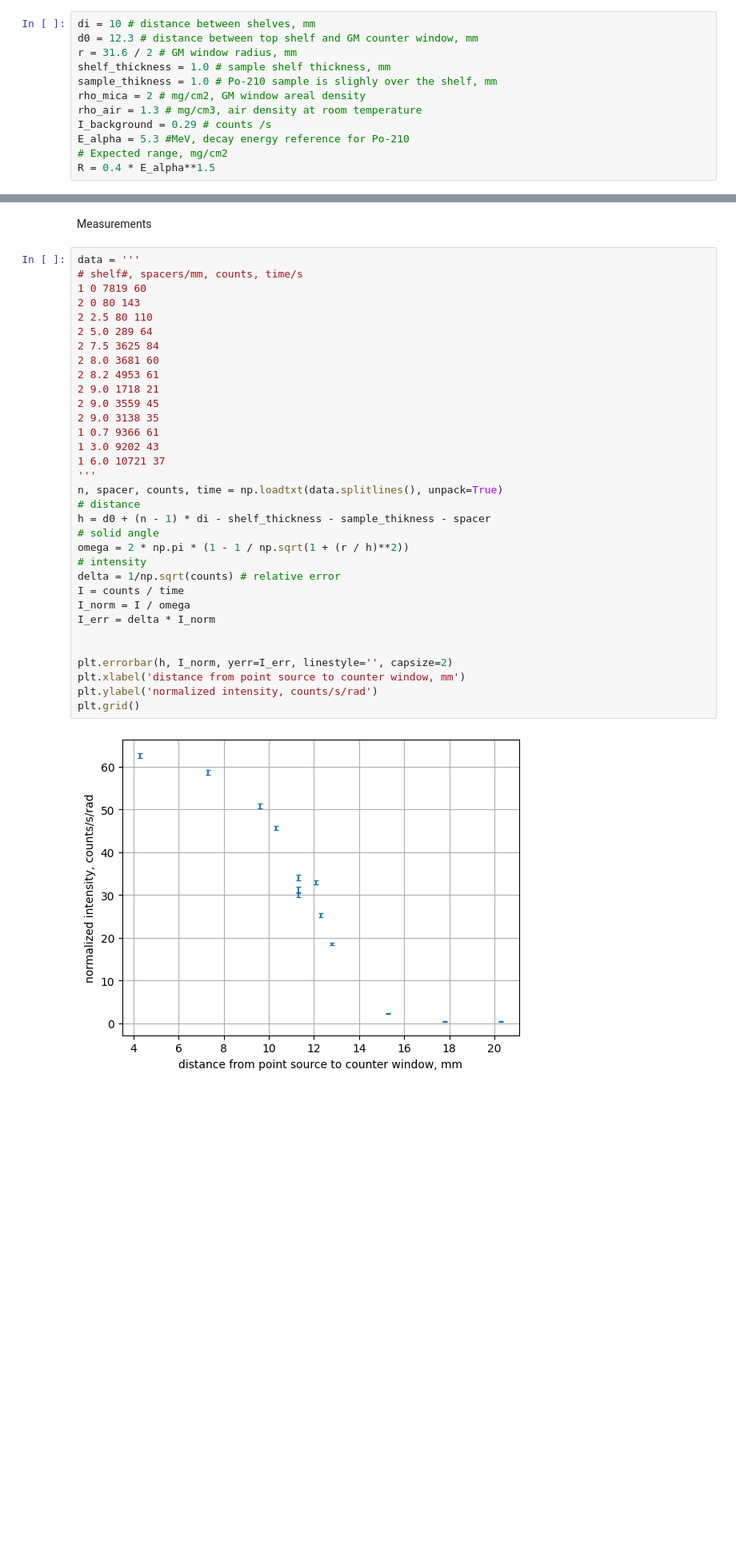
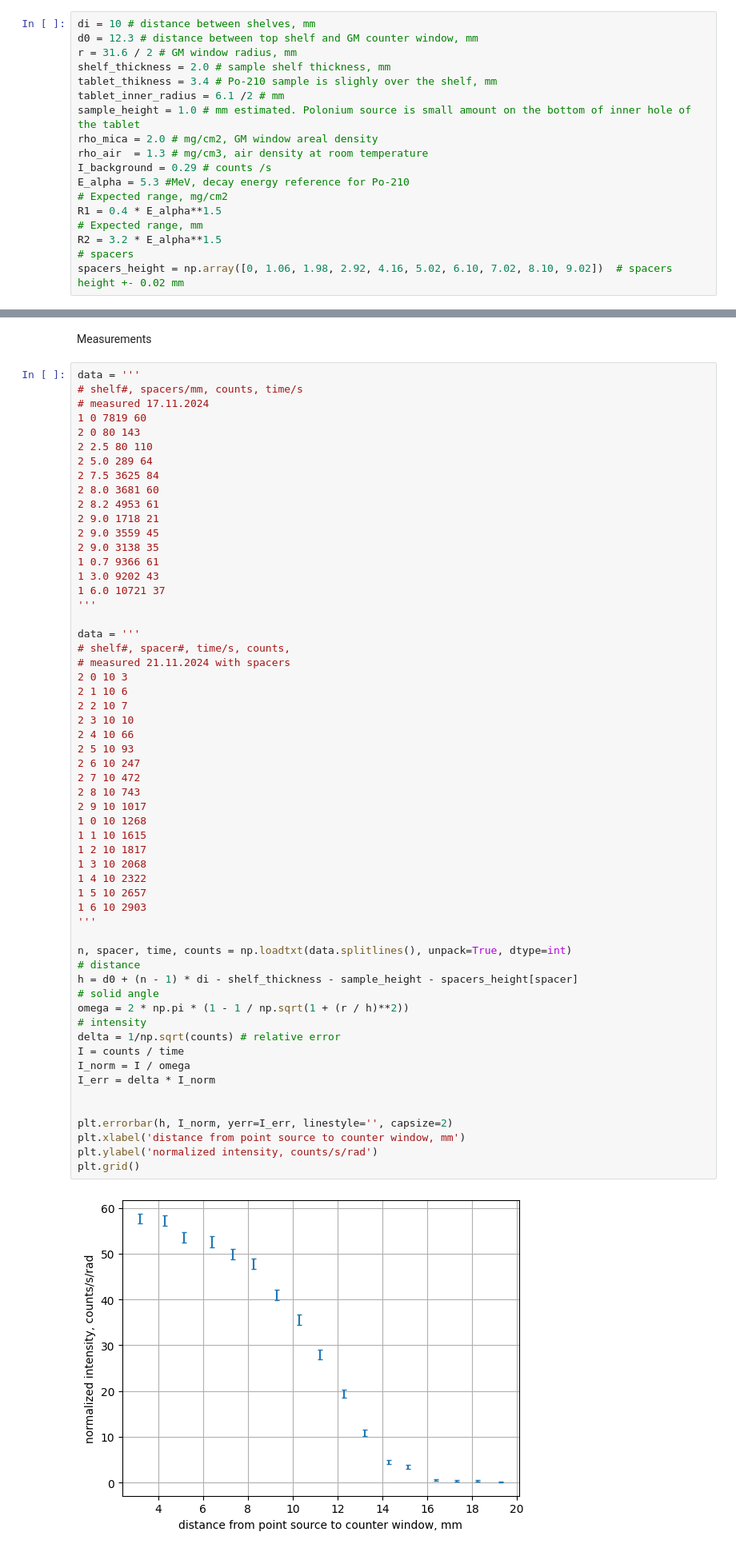
Before and after one commit to evgeny-kolonsky/Lab4, a Jupyter notebook: NU/Lab4_Alpha_range.ipynb, the cells around one changed output, grey strips where cells are left out. Shown at 80% size. Cells and saved outputs as stored; diff of their text form; blank space fills up the shorter version.

Commit message:
v.0.1.3 spacers

```diff
--- a/NU/Lab4_Alpha_range.ipynb
+++ b/NU/Lab4_Alpha_range.ipynb
@@ -19,14 +19,20 @@ Constants and parameters
 di = 10 # distance between shelves, mm
 d0 = 12.3 # distance between top shelf and GM counter window, mm
 r = 31.6 / 2 # GM window radius, mm
-shelf_thickness = 1.0 # sample shelf thickness, mm
-sample_thikness = 1.0 # Po-210 sample is slighly over the shelf, mm
-rho_mica = 2 # mg/cm2, GM window areal density
-rho_air = 1.3 # mg/cm3, air density at room temperature
+shelf_thickness = 2.0 # sample shelf thickness, mm
+tablet_thikness = 3.4 # Po-210 sample is slighly over the shelf, mm
+tablet_inner_radius = 6.1 /2 # mm
+sample_height = 1.0 # mm estimated. Polonium source is small amount on the bottom of inner hole of the tablet
+rho_mica = 2.0 # mg/cm2, GM window areal density
+rho_air  = 1.3 # mg/cm3, air density at room temperature
 I_background = 0.29 # counts /s
 E_alpha = 5.3 #MeV, decay energy reference for Po-210
 # Expected range, mg/cm2
-R = 0.4 * E_alpha**1.5
+R1 = 0.4 * E_alpha**1.5
+# Expected range, mm
+R2 = 3.2 * E_alpha**1.5
+# spacers
+spacers_height = np.array([0, 1.06, 1.98, 2.92, 4.16, 5.02, 6.10, 7.02, 8.10, 9.02])  # spacers height +- 0.02 mm
 # %% [markdown]
 Solid angle
 $$
@@ -52,38 +58,62 @@ Measurements
 # %%
 data = '''
 # shelf#, spacers/mm, counts, time/s
+# measured 17.11.2024
 1 0 7819 60
 2 0 80 143
 2 2.5 80 110
 2 5.0 289 64
 2 7.5 3625 84
 2 8.0 3681 60
 2 8.2 4953 61
 2 9.0 1718 21
 2 9.0 3559 45
 2 9.0 3138 35
 1 0.7 9366 61
 1 3.0 9202 43
 1 6.0 10721 37
 '''
-n, spacer, counts, time = np.loadtxt(data.splitlines(), unpack=True)
+
+data = '''
+# shelf#, spacer#, time/s, counts,
+# measured 21.11.2024 with spacers
+2 0 10 3
+2 1 10 6
+2 2 10 7
+2 3 10 10
+2 4 10 66
+2 5 10 93
+2 6 10 247
+2 7 10 472
+2 8 10 743
+2 9 10 1017
+1 0 10 1268
+1 1 10 1615
+1 2 10 1817
+1 3 10 2068
+1 4 10 2322
+1 5 10 2657
+1 6 10 2903
+'''
+
+n, spacer, time, counts = np.loadtxt(data.splitlines(), unpack=True, dtype=int)
 # distance
-h = d0 + (n - 1) * di - shelf_thickness - sample_thikness - spacer
+h = d0 + (n - 1) * di - shelf_thickness - sample_height - spacers_height[spacer]
 # solid angle
 omega = 2 * np.pi * (1 - 1 / np.sqrt(1 + (r / h)**2))
 # intensity
 delta = 1/np.sqrt(counts) # relative error
 I = counts / time
 I_norm = I / omega
 I_err = delta * I_norm
 
 
 plt.errorbar(h, I_norm, yerr=I_err, linestyle='', capsize=2)
 plt.xlabel('distance from point source to counter window, mm')
 plt.ylabel('normalized intensity, counts/s/rad')
 plt.grid()
 # %% [output]
-[figure, old version]
+[figure, new version]
 # %% [markdown]
 # GM Specification data
 
```
Also changed, not shown: parts of 8 cells of this notebook.
